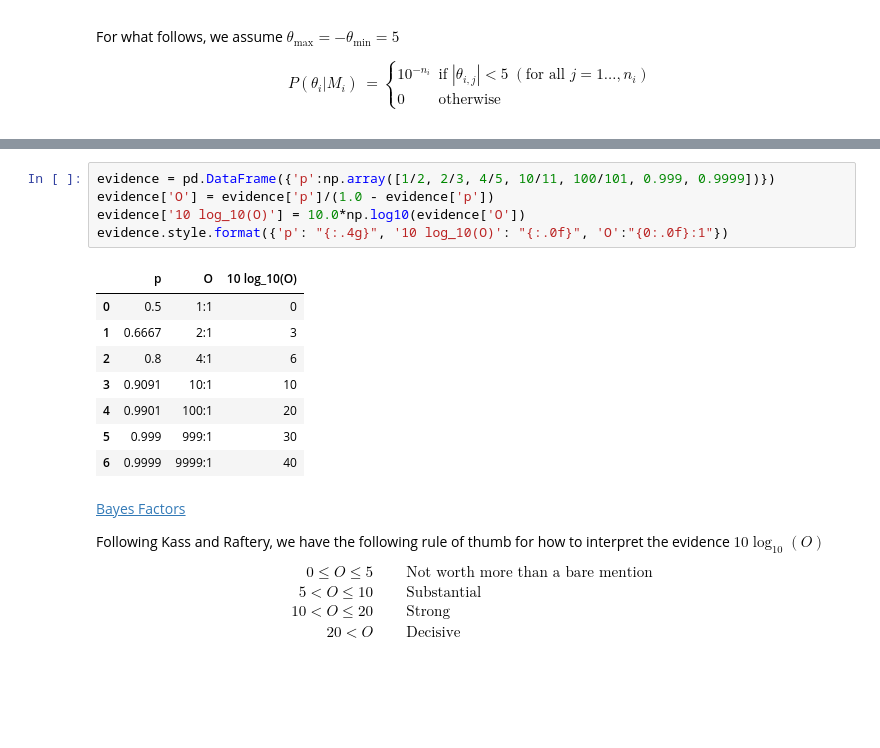
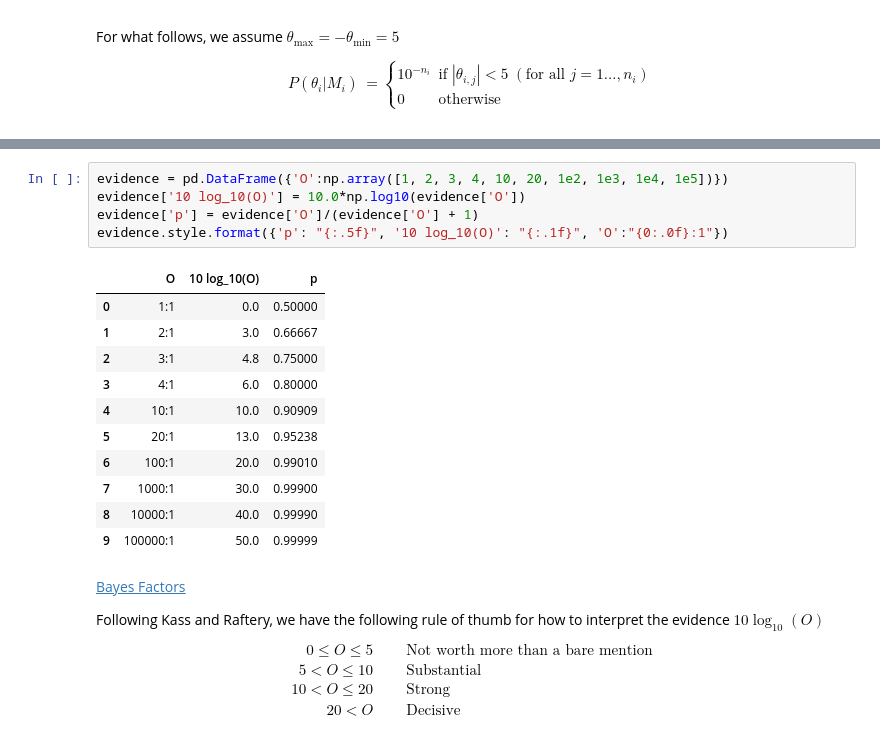
Before and after one commit to johnjmolina/ML-1koza, a Jupyter notebook: ModelSelection.ipynb, the cells around one changed output, grey strips where cells are left out. Saved outputs shown, nothing was run; the diff lists cells and outputs as text; blank space fills up the shorter version.

```diff
--- a/ModelSelection.ipynb
+++ b/ModelSelection.ipynb
@@ -228,17 +266,20 @@ Evidence     = -4
 # %%
-evidence = pd.DataFrame({'p':np.array([1/2, 2/3, 4/5, 10/11, 100/101, 0.999, 0.9999])})
-evidence['O'] = evidence['p']/(1.0 - evidence['p'])
+evidence = pd.DataFrame({'O':np.array([1, 2, 3, 4, 10, 20, 1e2, 1e3, 1e4, 1e5])})
 evidence['10 log_10(O)'] = 10.0*np.log10(evidence['O'])
-evidence.style.format({'p': "{:.4g}", '10 log_10(O)': "{:.0f}", 'O':"{0:.0f}:1"})
+evidence['p'] = evidence['O']/(evidence['O'] + 1)
+evidence.style.format({'p': "{:.5f}", '10 log_10(O)': "{:.1f}", 'O':"{0:.0f}:1"})
 # %% [output]
-|  | p | O | 10 log_10(O) |
-| 0 | 0.5 | 1:1 | 0 |
-| 1 | 0.6667 | 2:1 | 3 |
-| 2 | 0.8 | 4:1 | 6 |
-| 3 | 0.9091 | 10:1 | 10 |
-| 4 | 0.9901 | 100:1 | 20 |
-| 5 | 0.999 | 999:1 | 30 |
-| 6 | 0.9999 | 9999:1 | 40 |
+|  | O | 10 log_10(O) | p |
+| 0 | 1:1 | 0.0 | 0.50000 |
+| 1 | 2:1 | 3.0 | 0.66667 |
+| 2 | 3:1 | 4.8 | 0.75000 |
+| 3 | 4:1 | 6.0 | 0.80000 |
+| 4 | 10:1 | 10.0 | 0.90909 |
+| 5 | 20:1 | 13.0 | 0.95238 |
+| 6 | 100:1 | 20.0 | 0.99010 |
+| 7 | 1000:1 | 30.0 | 0.99900 |
+| 8 | 10000:1 | 40.0 | 0.99990 |
+| 9 | 100000:1 | 50.0 | 0.99999 |
 # %% [markdown]
 [Bayes Factors](http://links.jstor.org/sici?sici=0162-1459%28199506%2990%3A430%3C773%3ABF%3E2.0.CO%3B2-8)
 
```
Also changed, not shown: parts of 16 cells of this notebook.
